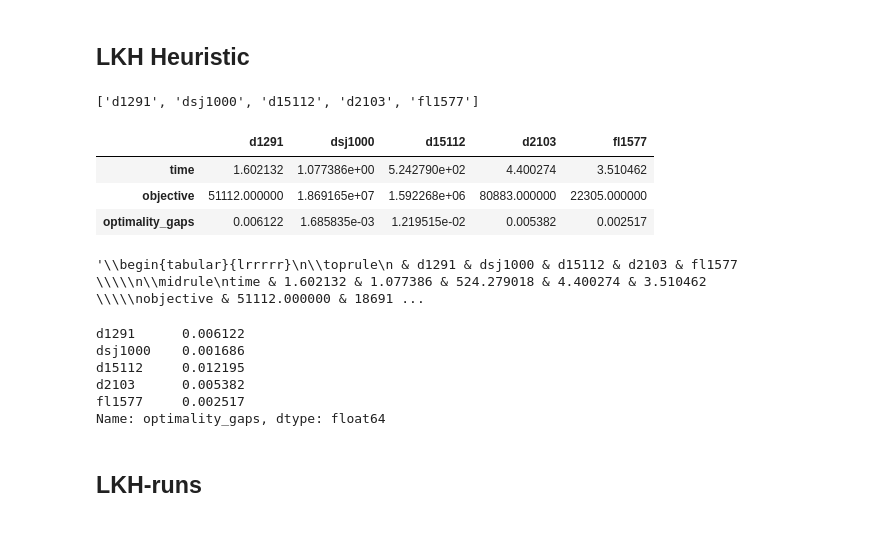
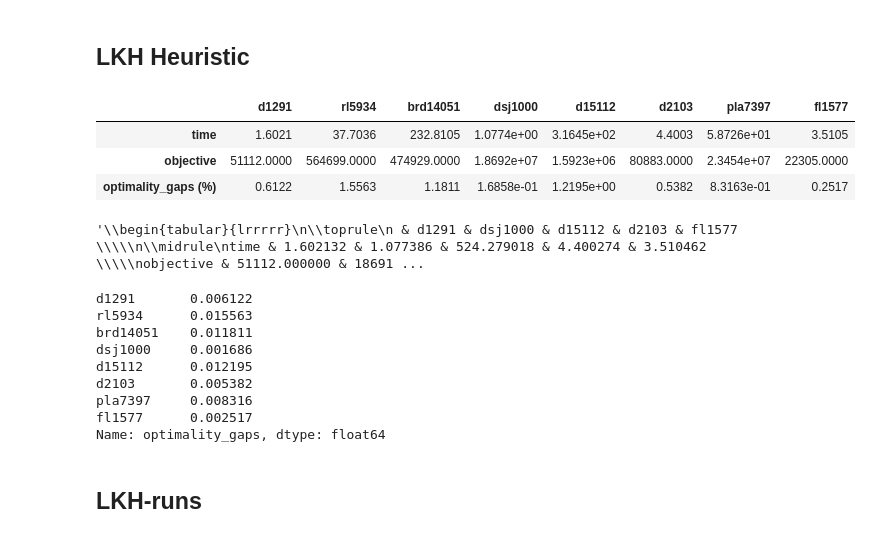
Before and after one commit to TheBobbyliu/ViTSP, a Jupyter notebook: evaluate_results.ipynb, the cells around one changed output. Drawn from its saved outputs; the diff is of its cells as text; code cells hidden in the pictures.

```diff
--- a/evaluate_results.ipynb
+++ b/evaluate_results.ipynb
@@ -20,20 +20,17 @@ for f in fs:
     lkh_times.append(time)
     lkh_objs.append(int(objective))
     opt = int(open('./instances/opt/{}.opt.tour.txt'.format(task)).readlines()[-1].strip())
-    lkh_opt_gaps.append((objective - opt) / opt)
+    lkh_opt_gaps.append((objective - opt) / opt * 100)
-# %%
-tasks
-# %% [output]
-['d1291', 'dsj1000', 'd15112', 'd2103', 'fl1577']
 # %%
 import pandas as pd
-dataframe = pd.DataFrame([lkh_times, lkh_objs, lkh_opt_gaps], columns=tasks, index=['time', 'objective', 'optimality_gaps'])
+pd.set_option('display.precision', 4)
+dataframe = pd.DataFrame([lkh_times, lkh_objs, lkh_opt_gaps], columns=tasks, index=['time', 'objective', 'optimality_gaps (%)'])
 dataframe
 # %% [output]
-|  | d1291 | dsj1000 | d15112 | d2103 | fl1577 |
-| time | 1.602132 | 1.077386e+00 | 5.242790e+02 | 4.400274 | 3.510462 |
-| objective | 51112.000000 | 1.869165e+07 | 1.592268e+06 | 80883.000000 | 22305.000000 |
-| optimality_gaps | 0.006122 | 1.685835e-03 | 1.219515e-02 | 0.005382 | 0.002517 |
+|  | d1291 | rl5934 | brd14051 | dsj1000 | d15112 | d2103 | pla7397 | fl1577 |
+| time | 1.6021 | 37.7036 | 232.8105 | 1.0774e+00 | 3.1645e+02 | 4.4003 | 5.8726e+01 | 3.5105 |
+| objective | 51112.0000 | 564699.0000 | 474929.0000 | 1.8692e+07 | 1.5923e+06 | 80883.0000 | 2.3454e+07 | 22305.0000 |
+| optimality_gaps (%) | 0.6122 | 1.5563 | 1.1811 | 1.6858e-01 | 1.2195e+00 | 0.5382 | 8.3163e-01 | 0.2517 |
 # %%
 dataframe.to_latex()
 # %% [output]
@@ -41,11 +38,14 @@ dataframe.to_latex()
 # %%
 dataframe.loc['optimality_gaps']
 # %% [output]
-d1291      0.006122
-dsj1000    0.001686
-d15112     0.012195
-d2103      0.005382
-fl1577     0.002517
+d1291       0.006122
+rl5934      0.015563
+brd14051    0.011811
+dsj1000     0.001686
+d15112      0.012195
+d2103       0.005382
+pla7397     0.008316
+fl1577      0.002517
 Name: optimality_gaps, dtype: float64
 # %% [markdown]
 ## LKH-runs
```
Also changed, not shown: parts of 12 cells of this notebook, 15 other files.
